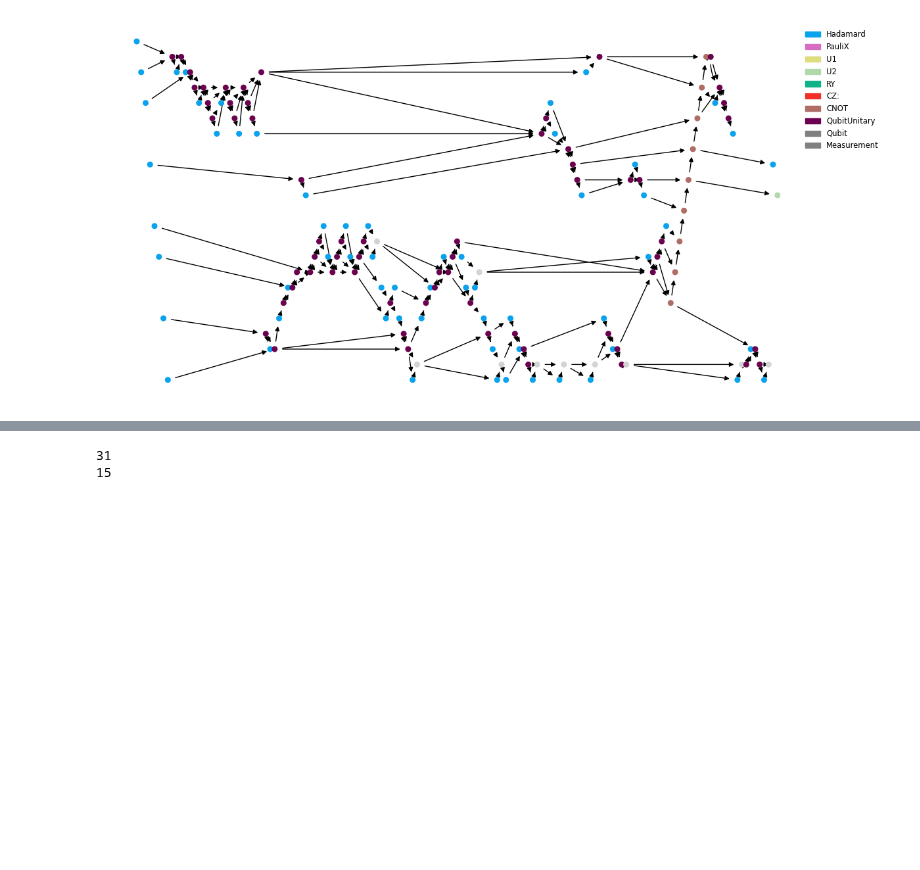
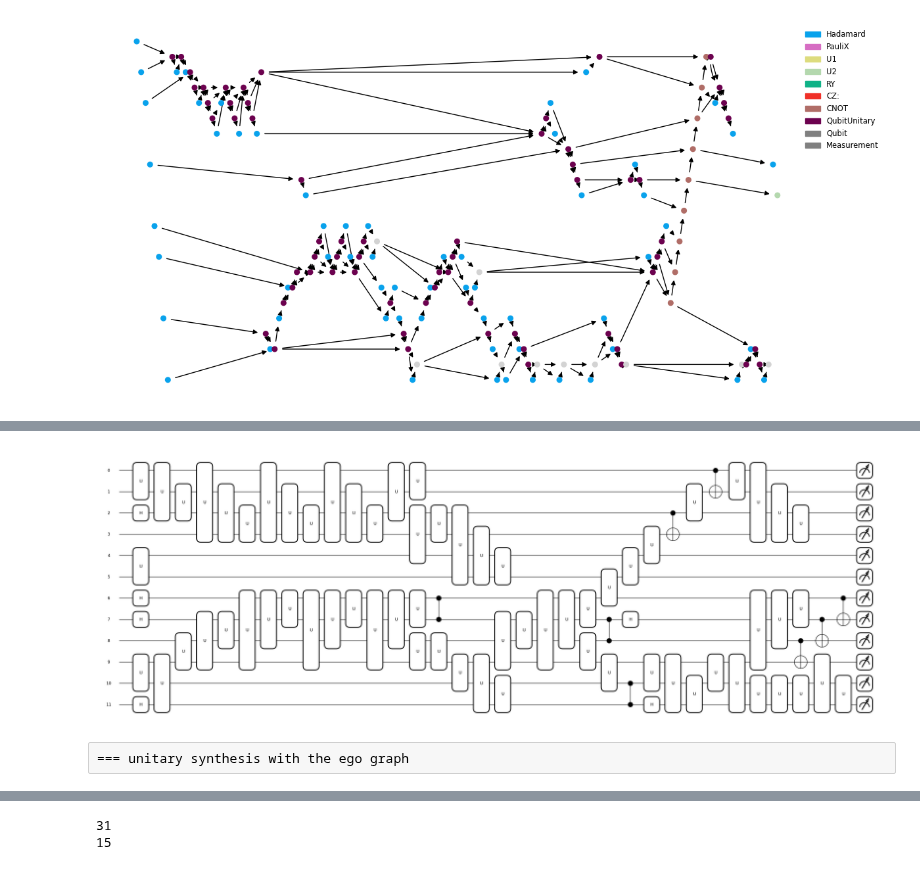
Before and after one commit to 24shiny/Quantum-transpilation, a Jupyter notebook: circuit_optimization/hw_independent/storage/joint/joint_opt_12_updated.ipynb, the cells around one changed output, grey strips where cells are left out. Cells and saved outputs as stored; diff of their text form; code cells hidden in the pictures; blank space fills up the shorter version.

```diff
--- a/circuit_optimization/hw_independent/storage/joint/joint_opt_12_updated.ipynb
+++ b/circuit_optimization/hw_independent/storage/joint/joint_opt_12_updated.ipynb
@@ -62,3 +426,42 @@ pg.G.nodes['Hadamard_0']
+# %%
+circuit_info = extract_info_from_qnode(qnode)
+
+num_community = len(communities)
+synthesis_idx = []
+subcircuit_idx_arr = []
+for i in range(num_community):
+    temp_gate = [n for n in G.nodes if G.nodes[n].get('community') == i]
+    temp_gate = [item for item in temp_gate if item]
+    if temp_gate == []:
+        continue
+    temp_com_label = [int(g.split('_')[1]) for g in temp_gate]
+    subcircuit_idx_arr.append(temp_com_label)
+    synthesis_idx.append(min(temp_com_label))
+
+# index to circuit_info
+community_circuit_info = []
+synthesis_idx = []
+for idx_list in subcircuit_idx_arr:
+    target = [circuit_info[j] for j in idx_list]
+    if target == []:
+        continue
+    community_circuit_info.append(target)
+    synthesis_idx.append(min(idx_list))
+
+for idx, ci in enumerate(community_circuit_info):
+    if len(ci) > 1:
+        matrix, wries = info_to_qnode_matrix(ci)
+        community_circuit_info[idx] =  [{'name': 'QubitUnitary', 'wires': wries, 'params':[matrix]}] # replaced
+
+community_circuit_info = np.array(community_circuit_info).flatten()
+
+qnode_syn = info_to_qnode(community_circuit_info)
+qml.draw_mpl(qnode_syn)()
+plt.show()
+# %% [output]
+[figure, added]
+# %% [raw]
+=== unitary synthesis with the ego graph
 # %%
 # we need to conduct backtracking
 subgraphs = []
```
Also changed, not shown: parts of 32 cells of this notebook.
